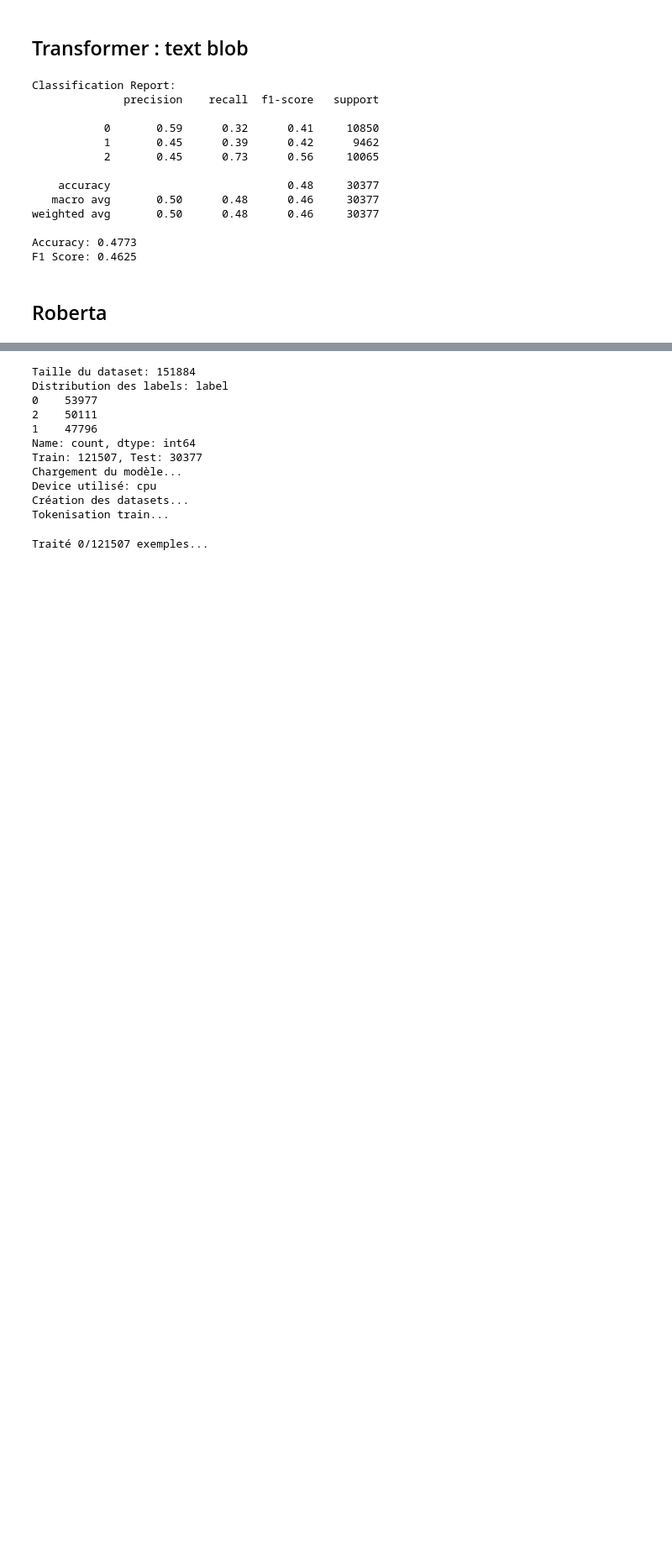
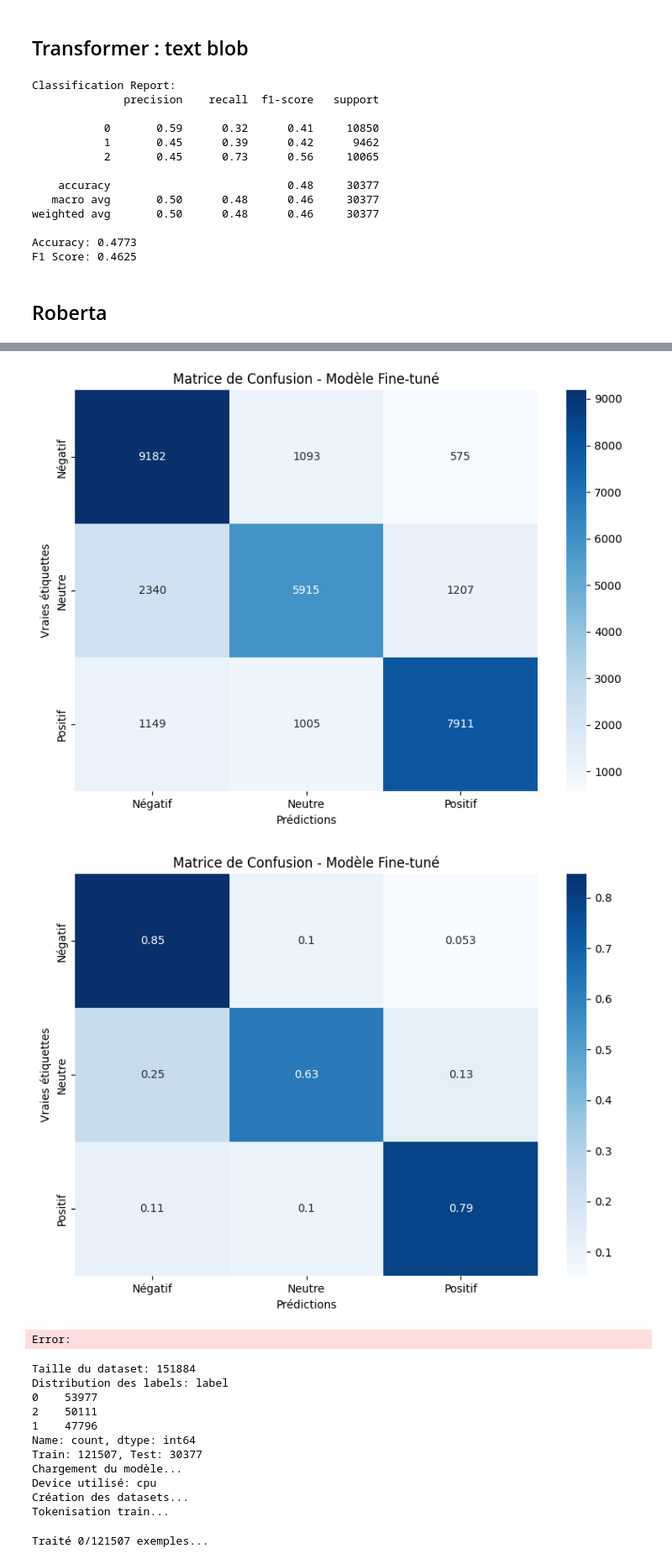
Before and after one commit to Carla-FL/Projet-RNCP, a Jupyter notebook: notebooks/3_SentimentAnalysis.ipynb, the cells around one changed output, grey strips where cells are left out. Shown at 84% size. Drawn from its saved outputs; the diff is of its cells as text; code cells hidden in the pictures; blank space fills up the shorter version.

```diff
--- a/notebooks/3_SentimentAnalysis.ipynb
+++ b/notebooks/3_SentimentAnalysis.ipynb
@@ -1845,15 +1819,0 @@ RuntimeError: MPS backend out of memory (MPS allocated: 5.73 GB, other allocatio
-# %%
-from datasets import Dataset
-
-mapping = {"Negative": 0, "Neutral": 1, "Positive": 2}
-df_yt_trad["label"] = df_yt_trad["Sentiment"].map(mapping)
-
-dataset = Dataset.from_pandas(df_yt_trad[["text_fr","label"]])
-
-# Split train/test
-dataset = dataset.train_test_split(test_size=0.2)
-
-def tokenize(batch):
-    return tokenizer(batch["text_fr"], padding="max_length", truncation=True)
-
-tokenized = dataset.map(tokenize, batched=True)
@@ -2122,0 +2009,47 @@ Chunk epoch 0, example 0, loss: 0.0166
+# %%
+# Calcul des métriques
+accuracy = accuracy_score(y_test, predictions)
+f1_weighted = f1_score(y_test, predictions, average='weighted')
+f1_macro = f1_score(y_test, predictions, average='macro')
+
+# Rapport de classification détaillé
+target_names = ['Négatif', 'Neutre', 'Positif']
+report = classification_report(
+    y_test,
+    predictions,
+    target_names=target_names,
+    output_dict=True
+)
+
+print("=" * 60)
+print("RÉSULTATS D'ÉVALUATION DU MODÈLE FINE-TUNÉ")
+print("=" * 60)
+print(f"Accuracy: {accuracy:.4f}")
+print(f"F1-Score (weighted): {f1_weighted:.4f}")
+print(f"F1-Score (macro): {f1_macro:.4f}")
+print(f"Confiance moyenne: {np.mean(confidence_scores):.4f}")
+print("\nRapport détaillé par classe:")
+print(classification_report(y_test, predictions, target_names=target_names))
+
+# Matrice de confusion
+cm = confusion_matrix(y_test, predictions)
+plt.figure(figsize=(8, 6))
+sns.heatmap(cm, annot=True, fmt='d', cmap='Blues',
+            xticklabels=target_names, yticklabels=target_names)
+plt.title('Matrice de Confusion - Modèle Fine-tuné')
+plt.ylabel('Vraies étiquettes')
+plt.xlabel('Prédictions')
+plt.tight_layout()
+plt.show()
+
+# Matrice de confusion
+cm = confusion_matrix(y_test, predictions, normalize='true')
+plt.figure(figsize=(8, 6))
+sns.heatmap(cm, annot=True, cmap='Blues',
+            xticklabels=target_names, yticklabels=target_names)
+plt.title('Matrice de Confusion - Modèle Fine-tuné')
+plt.ylabel('Vraies étiquettes')
+plt.xlabel('Prédictions')
+plt.tight_layout()
+plt.show()
+# %% [output]
@@ -2123,3 +2074,6 @@ Chunk epoch 0, example 0, loss: 0.0166
+[figure, added]
+[figure, added]
+Error:
 # %%
 import torch
 import os
```
Also changed, not shown: parts of 21 cells of this notebook, 1 other file.
